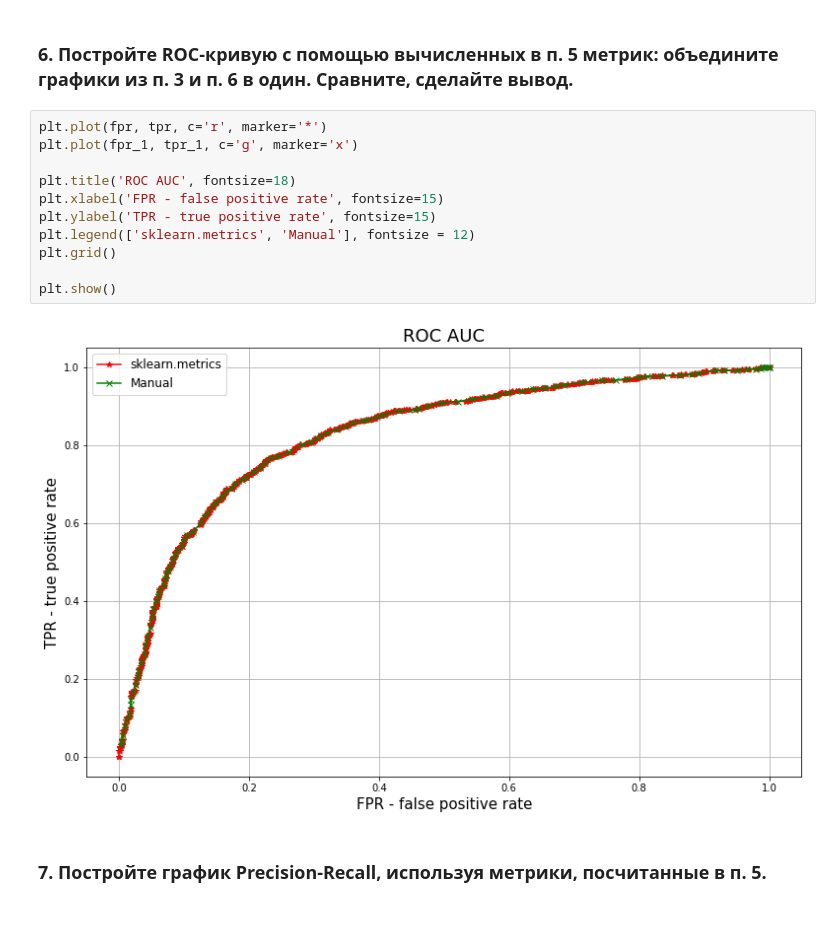
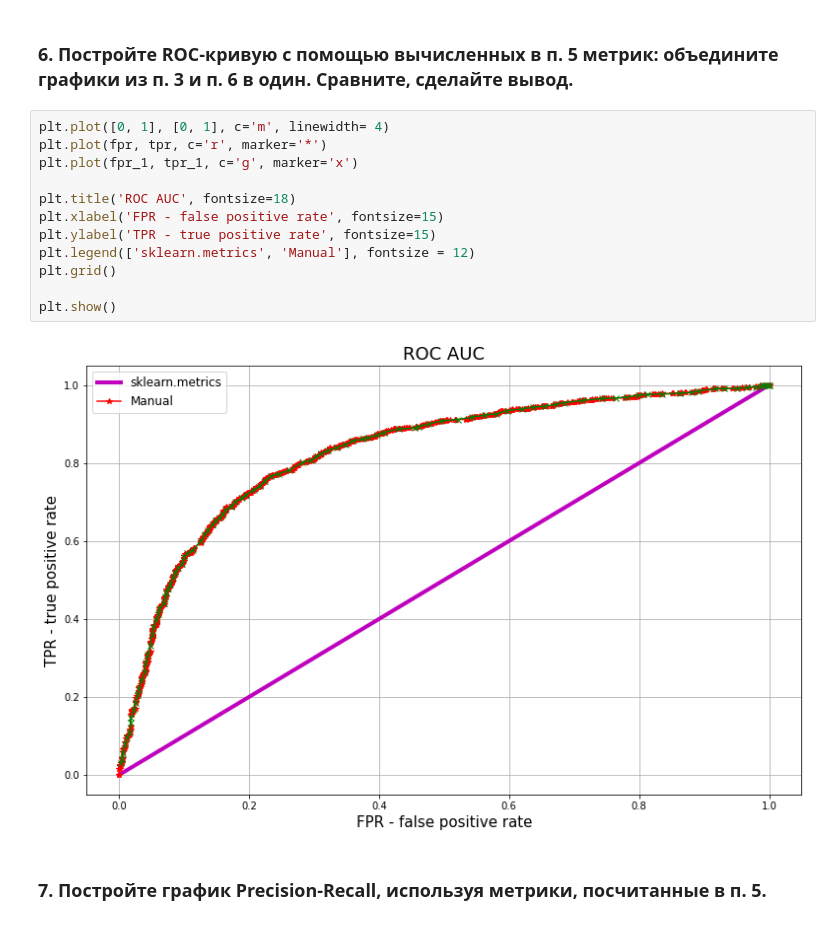
Before and after one commit to Hemultan/Priznaki, a Jupyter notebook: hw3/hw3.ipynb, the cells around one changed output. Saved outputs shown, nothing was run; the diff lists cells and outputs as text.

```diff
--- a/hw3/hw3.ipynb
+++ b/hw3/hw3.ipynb
@@ -277,18 +284,19 @@ for thres in thres_1:
 # %% [markdown]
 ### 6. Постройте ROC-кривую с помощью вычисленных в п. 5 метрик: объедините графики из п. 3 и п. 6 в один. Сравните, сделайте вывод.
 # %%
+plt.plot([0, 1], [0, 1], c='m', linewidth= 4)
 plt.plot(fpr, tpr, c='r', marker='*')
 plt.plot(fpr_1, tpr_1, c='g', marker='x')
 
 plt.title('ROC AUC', fontsize=18)
 plt.xlabel('FPR - false positive rate', fontsize=15)
 plt.ylabel('TPR - true positive rate', fontsize=15)
 plt.legend(['sklearn.metrics', 'Manual'], fontsize = 12)
 plt.grid()
 
 plt.show()
 # %% [output]
-[figure, old version]
+[figure, new version]
 # %% [markdown]
 ### 7. Постройте график Precision-Recall, используя метрики, посчитанные в п. 5.
 # %%
```
Also changed, not shown: parts of 7 cells of this notebook.
